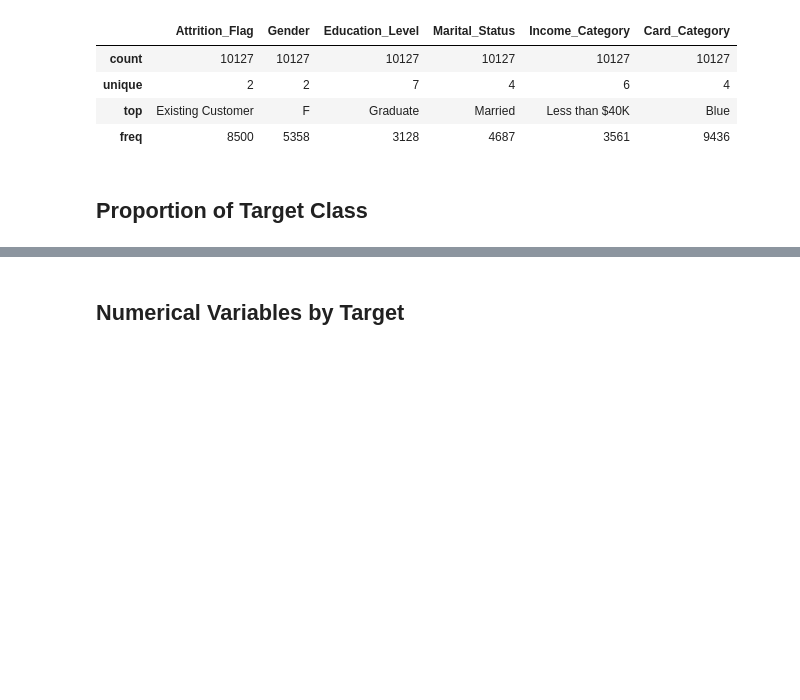
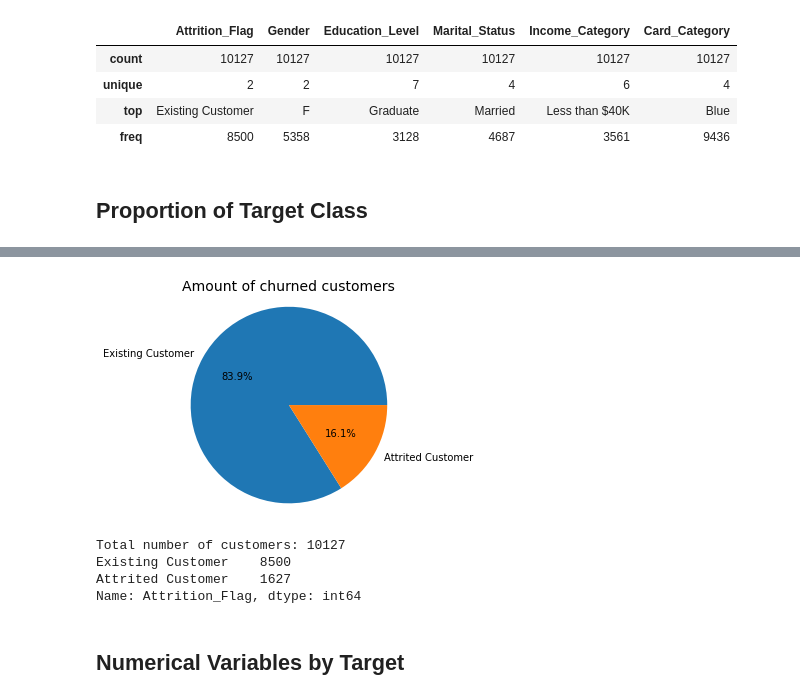
Before and after one commit to nicoardimas/Credit_Card_Customer_Churn, a Jupyter notebook: Credit_Card_Customer_Churn.ipynb, the cells around one changed output, grey strips where cells are left out. Cells and saved outputs as stored; diff of their text form; code cells hidden in the pictures; blank space fills up the shorter version.

```diff
--- a/Credit_Card_Customer_Churn.ipynb
+++ b/Credit_Card_Customer_Churn.ipynb
@@ -152,3 +137,18 @@ Name: Attrition_Flag, dtype: int64
+# %%
+target = bankchurn["Attrition_Flag"].value_counts()
+fig1, ax1 = plt.subplots()
+ax1.pie(target, labels = target.index, autopct = '%1.1f%%', shadow = None)
+ax1.axis('equal')
+plt.title("Amount of churned customers", fontsize = 14)
+plt.show()
+print('Total number of customers:', bankchurn['Attrition_Flag'].count())
+print(bankchurn['Attrition_Flag'].value_counts())
+# %% [output]
+[figure, added]
+Total number of customers: 10127
+Existing Customer    8500
+Attrited Customer    1627
+Name: Attrition_Flag, dtype: int64
 # %% [markdown]
 ## **Numerical Variables by Target**
 # %%
```
Also changed, not shown: parts of 6 cells of this notebook.
